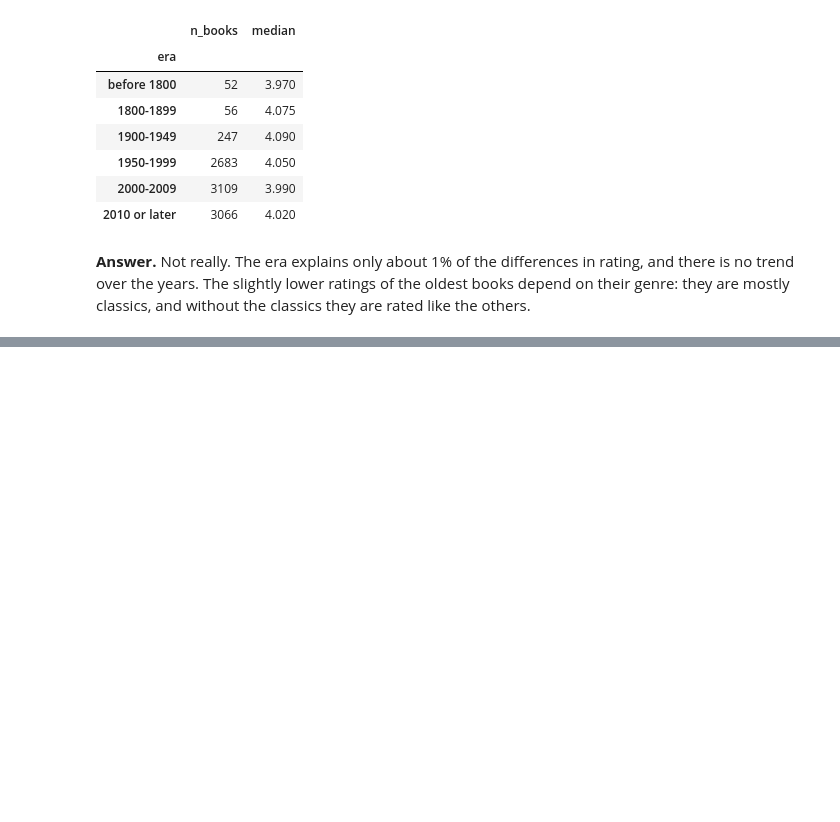
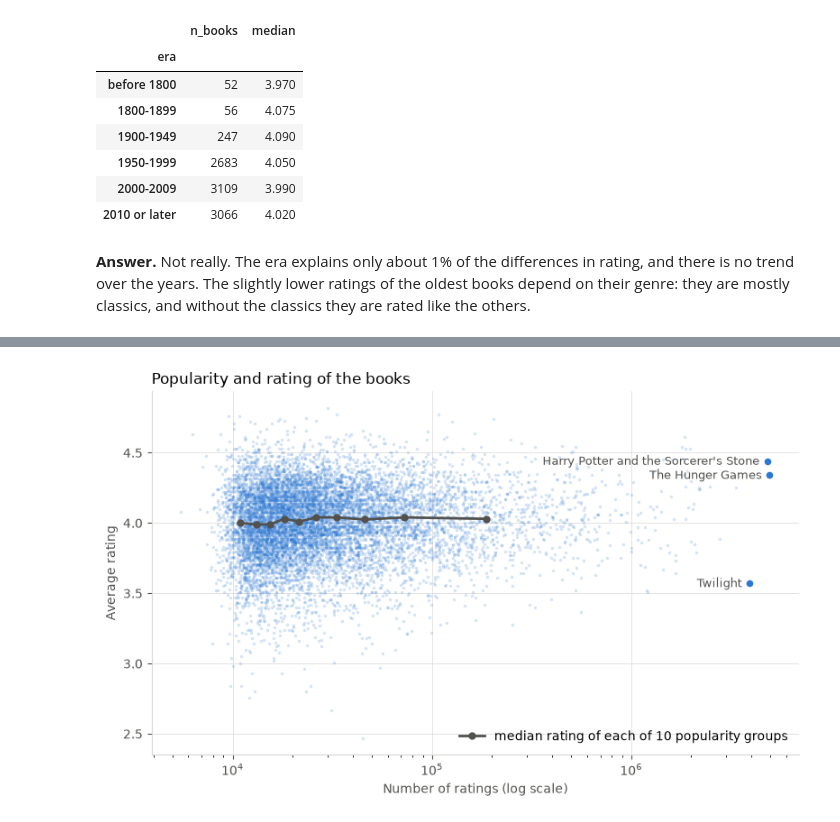
Before and after one commit to mbeyzademirkubuz/book-ratings-insights, a Jupyter notebook: notebooks/walkthrough.ipynb, the cells around one changed output, grey strips where cells are left out. Drawn from its saved outputs; the diff is of its cells as text; code cells hidden in the pictures; blank space fills up the shorter version.

Commit message:
Add popularity analysis and move the rating histogram to the data section

```diff
--- a/notebooks/walkthrough.ipynb
+++ b/notebooks/walkthrough.ipynb
@@ -423,0 +462,4 @@ are rated like the others.
+# %%
+fig = plot_popularity_vs_rating(clean)
+# %% [output]
+[figure, added]
```
Also changed, not shown: parts of 10 cells of this notebook, 2 other files.
